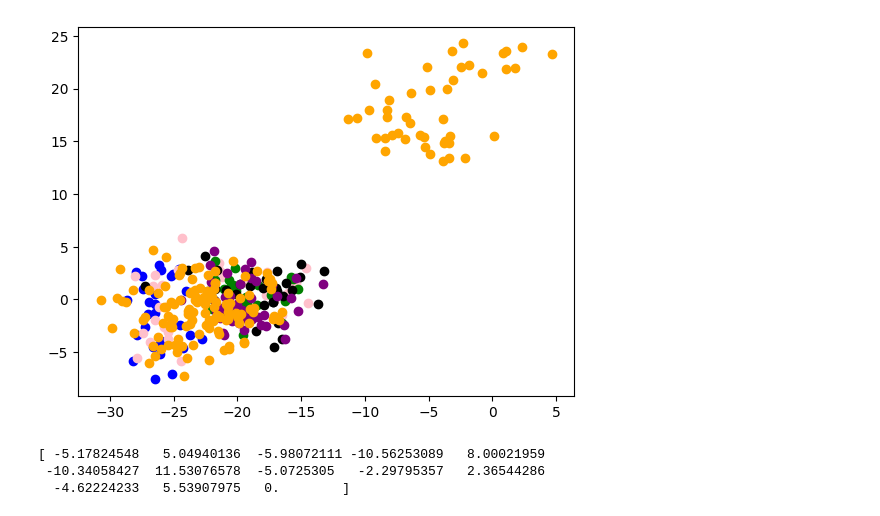
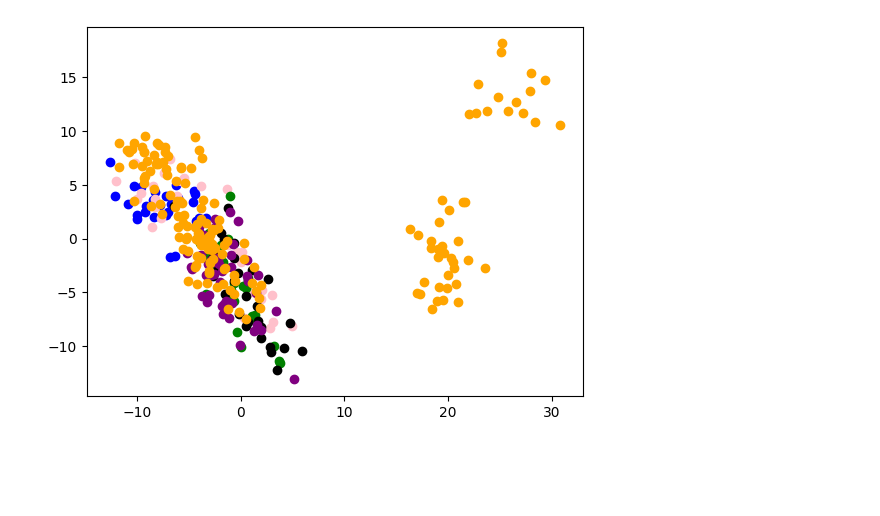
Before and after one commit to mkimti/Machine-Learning, a Jupyter notebook: CS342CW/cs342cw.ipynb, the cells around one changed output. Cells and saved outputs as stored; diff of their text form; code cells hidden in the pictures; blank space fills up the shorter version.

```diff
--- a/CS342CW/cs342cw.ipynb
+++ b/CS342CW/cs342cw.ipynb
@@ -88,6 +77,6 @@ import random
 # %%
 #Load the data into pandas dataframe
-X_og = ps.read_csv("accent-mfcc-data-1.data")
+X_og = ps.read_csv("accent-mfcc-data-1.data", header=None)
 X_pd = X_og.copy()
 
 target_labels = ["ES", "FR", "GE", "IT", "UK", "US"]
@@ -116,5 +105,3 @@ y = y_temp.to_numpy()
 #Retrieve data without the targets and add into a numpy array
 without_labels = X_pd.drop(X_pd.columns[0], axis=1)
 X = without_labels.to_numpy()
-
-print(X)
@@ -135,54 +108,59 @@ print(X)
 # %%
 #Function to computte the PCA decomposition
 def components(dataset, number):
-    U,D,V = np.linalg.svd(dataset, full_matrices=True)
+    U,D,V = np.linalg.svd(dataset, full_matrices=False)
     return V[:number, :]
 # %%
 #Center the data
-centered_X = X.copy()
-mc = MeanCenterer().fit(centered_X)
-mc.transform(centered_X)
+
+centered_X = X - X.mean(axis=0)
 
 #Compute the new basis Z of the data using PCA to find the
 #top 2 principle components and multiplying that with the centered data
 
 W = components(centered_X, 2)
-transposed = np.transpose(W)
-Z = np.matmul(centered_X, transposed)
+Z = np.matmul(centered_X, W.T)
 
 zrows, zcols = Z.shape
 
 #Plot the datapoints in the new basis according to their class
 
 for i in range(zrows):
     if (y[i] == 0):
         plt.scatter(Z[i][0], Z[i][1], color = 'blue')
     elif (y[i] == 1):
         plt.scatter(Z[i][0], Z[i][1], color = 'pink')
     elif (y[i] == 2):
         plt.scatter(Z[i][0], Z[i][1], color = 'green')
     elif (y[i] == 3):
         plt.scatter(Z[i][0], Z[i][1], color = 'black')
     elif (y[i] == 4):
         plt.scatter(Z[i][0], Z[i][1], color = 'purple')
     elif(y[i] == 5):
         plt.scatter(Z[i][0], Z[i][1], color = 'orange')
 plt.show()
 # %% [output]
-[figure, old version]
+[figure, new version]
 # %%
 #Multiclass Perceptron
 
 def perceptron(X, y):
-    w = [[0,0,0,0,0,0,0,0,0,0,0,0,1],[0,0,0,0,0,0,0,0,0,0,0,0,1],[0,0,0,0,0,0,0,0,0,0,0,0,1],[0,0,0,0,0,0,0,0,0,0,0,0,1],[0,0,0,0,0,0,0,0,0,0,0,0,1],[0,0,0,0,0,0,0,0,0,0,0,0,1]]
+    rows, cols = (6, X.shape[1]+1)
+    w = [[0 for i in range(cols)] for j in range(rows)]
+    for element in w:
+        element[X.shape[1]] = 1
+
+    #w = [[0,0,0,0,0,0,0,0,0,0,0,0,1],[0,0,0,0,0,0,0,0,0,0,0,0,1],[0,0,0,0,0,0,0,0,0,0,0,0,1],[0,0,0,0,0,0,0,0,0,0,0,0,1],[0,0,0,0,0,0,0,0,0,0,0,0,1],[0,0,0,0,0,0,0,0,0,0,0,0,1]]
 
     biasCol = np.ones((X.shape[0],1), dtype=int)
     newX = np.hstack((X, biasCol))
 
     for i in range(10):
+        #errSum = 0
         picked = []
         pickedFlag = True
         for j in range(newX.shape[0]):
+            pickedFlag = True
             while (pickedFlag == True):
                 fV = random.choice(newX)
                 pickedFlag = False
@@ -190,7 +168,7 @@ def perceptron(X, y):
                     if (np.array_equal(element, fV)):
                         pickedFlag = True
                         break
-            picked.append(fV.copy())
+            picked.append(fV)
             for k in range(newX.shape[0]):
                 if (np.array_equal(newX[k,:],fV)):
                     index = k
@@ -198,27 +176,48 @@ def perceptron(X, y):
 
             dict = {}
 
-            for i in range (len(w)):
-                val = np.matmul(w[i],fV)
-                dict[i] = val
+            for k in range (len(w)):
+                val = np.matmul(w[k],fV)
+                dict[k] = val
 
             y_current = max(dict, key=dict.get)
             y_target = y[index]
 
             if (y_current != y_target):
+                #errSum+=1
                 w[y_current] = w[y_current] - fV
                 w[y_target] = w[y_target] + fV
+        #print('-----Training step ' + str(i+1) + ' finished with total no. of errors =  ' + str(errSum))
 
-    print(w[0])
+    errSum = 0
+    picked2 = []
+    pickedFlag2 = True
+    for j in range(newX.shape[0]):
+        pickedFlag2 = True
+        while (pickedFlag2 == True):
+            fV2 = random.choice(newX)
+            pickedFlag2 = False
+            for element in picked2:
+                if (np.array_equal(element, fV2)):
+                    pickedFlag2 = True
+                    break
+        picked2.append(fV2)
+        for k in range(newX.shape[0]):
+            if (np.array_equal(newX[k,:],fV2)):
+                index = k
+                break
 
+        dict = {}
 
+        for k in range (len(w)):
+            val = np.matmul(w[k],fV2)
+            dict[k] = val
 
+        y_current = max(dict, key=dict.get)
+        y_target = y[index]
 
+        if (y_current != y_target):
+            errSum+=1
 
-
-
-perceptron(X,y)
+    accuracy = math.floor(((329-errSum)/329)*100)
+    return accuracy
-# %% [output]
-[ -5.17824548   5.04940136  -5.98072111 -10.56253089   8.00021959
- -10.34058427  11.53076578  -5.0725305   -2.29795357   2.36544286
-  -4.62224233   5.53907975   0.        ]
```
Also changed, not shown: parts of 7 cells of this notebook, 3 other files.
